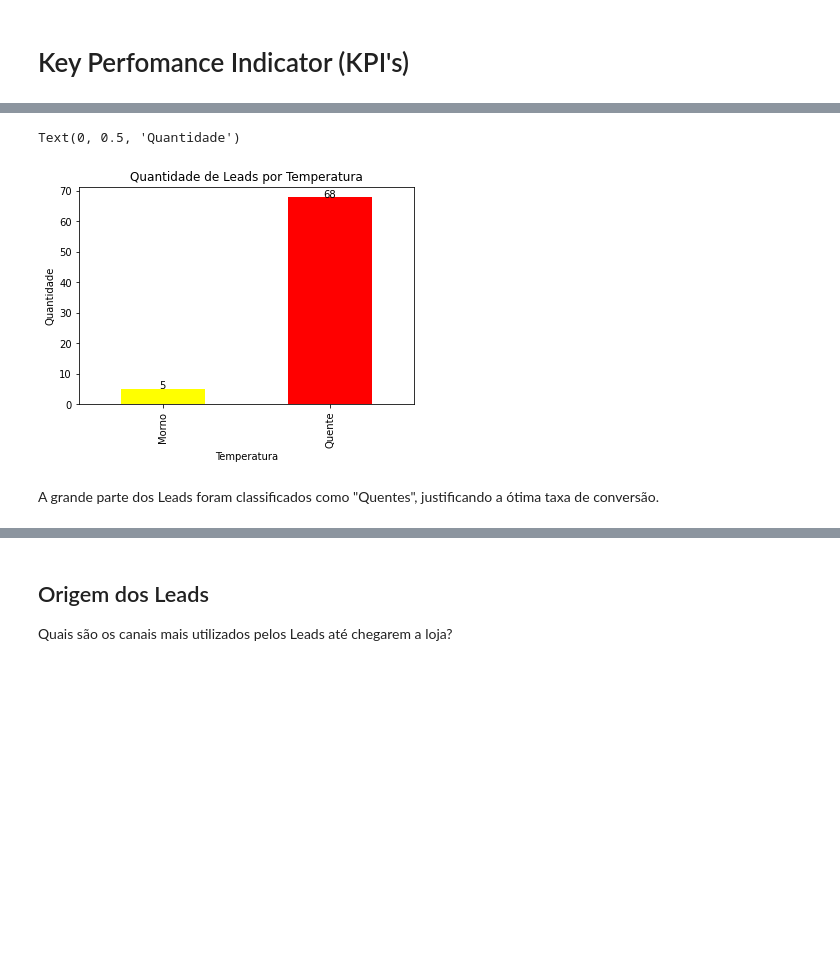
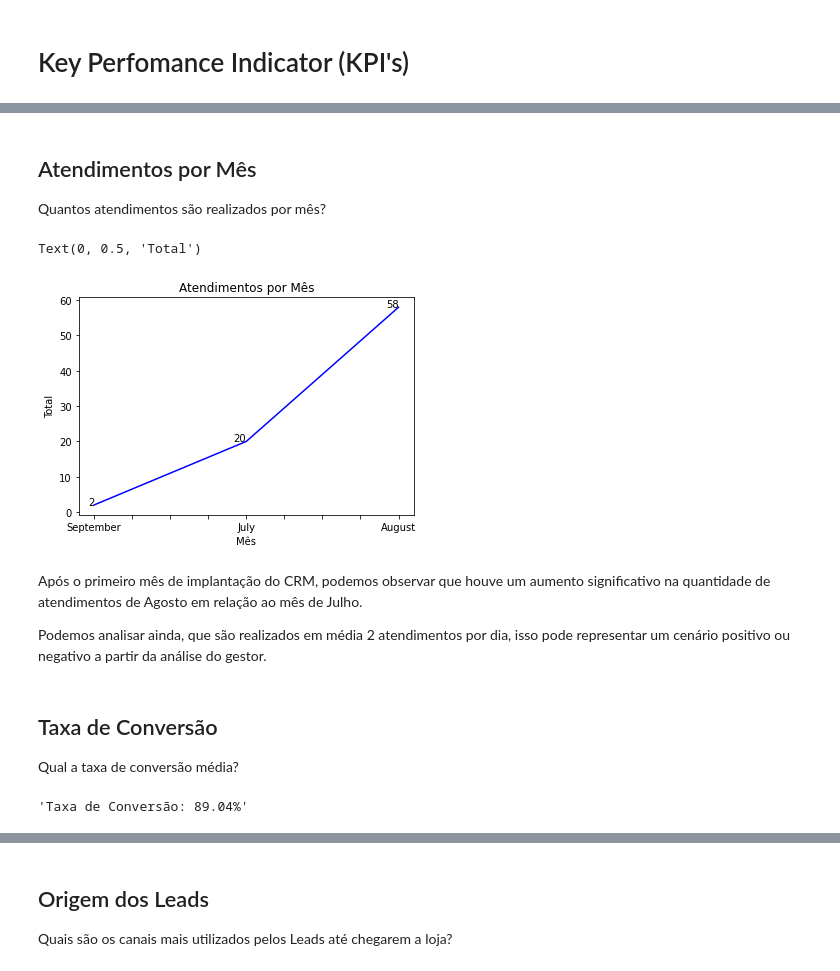
Before and after one commit to hgosouza1/Data-Science, a Jupyter notebook: Projeto Pessoal/Estética Automotiva/relatorio_geral_negocio.ipynb, the cells around one changed output, grey strips where cells are left out. Drawn from its saved outputs; the diff is of its cells as text; code cells hidden in the pictures; blank space fills up the shorter version.

```diff
--- a/Projeto Pessoal/Estética Automotiva/relatorio_geral_negocio.ipynb
+++ b/Projeto Pessoal/Estética Automotiva/relatorio_geral_negocio.ipynb
@@ -22,7 +22,7 @@ from datetime import date
 dados = pd.read_csv("estetica_automotiva.csv",
           sep = ",",
           parse_dates = ["dtatendimento", "dtfechamento"],
-          dayfirst = True)
+          dayfirst = False)
 
 #Visulizando
 dados.head()
@@ -265,28 +132,42 @@ Qual o nível de interesse dos Leads pelos serviços prestados?
-# %%
-#Agrupando as temperaturas
-temperatura = dados.groupby(['temperatura']).size()
-
-#Ordenando os dados em ordem crescente
-temperatura = temperatura.sort_values()
-
-#Função para adicionar os rótulos de valor
-def labeltemperatura(x,y):
-    for i in range(len(x)):
-        plt.text(i, y[i], y[i], ha = 'center')
-
-x = temperatura
-y = temperatura
-
-#Gerando o gráfico e alterando as cores
-grafico = temperatura.plot.bar(color=['yellow', 'red'])
-
-#Títulos e nome dos eixos
-labeltemperatura(x, y)
-plt.title('Quantidade de Leads por Temperatura')
-plt.xlabel('Temperatura')
-plt.ylabel('Quantidade')
-# %% [output]
-Text(0, 0.5, 'Quantidade')
-[figure, removed]
-# %% [markdown]
-A grande parte dos Leads foram classificados como "Quentes", justificando a ótima taxa de conversão.
+# %% [markdown]
+## Atendimentos por Mês
+Quantos atendimentos são realizados por mês?
+# %%
+#Contando os atendimentos por mês
+atendimento = dados.groupby(dados['dtatendimento'].dt.strftime('%B'))['ID'].count().sort_values()
+
+#Função para adicionar os rótulos de valor
+def labelatendimento(x,y):
+    for i in range(len(x)):
+        plt.text(i, y[i], y[i], ha = 'right')
+
+x = atendimento
+y = atendimento
+
+#Gerando o gráfico e alterando as cores
+grafico = atendimento.plot(color=['blue', 'green'])
+
+#Títulos e nome dos eixos
+labelatendimento(x, y)
+plt.title('Atendimentos por Mês')
+plt.xlabel('Mês')
+plt.ylabel('Total')
+# %% [output]
+Text(0, 0.5, 'Total')
+[figure, added]
+# %% [markdown]
+Após o primeiro mês de implantação do CRM, podemos observar que houve um aumento significativo na quantidade de atendimentos de Agosto em relação ao mês de Julho.
+
+Podemos analisar ainda, que são realizados em média 2 atendimentos por dia, isso pode representar um cenário positivo ou negativo a partir da análise do gestor.
+# %% [markdown]
+## Taxa de Conversão
+
+Qual a taxa de conversão média?
+# %%
+#Calculando a taxa de conversão
+taxa = ((dados.situacao == "FECHADO").sum()/dados.ID.count())
+
+#Formatando e imprimindo o resultado
+f'Taxa de Conversão: {taxa:.2%}'
+# %% [output]
+'Taxa de Conversão: 89.04%'
```
Also changed, not shown: parts of 38 cells of this notebook.
